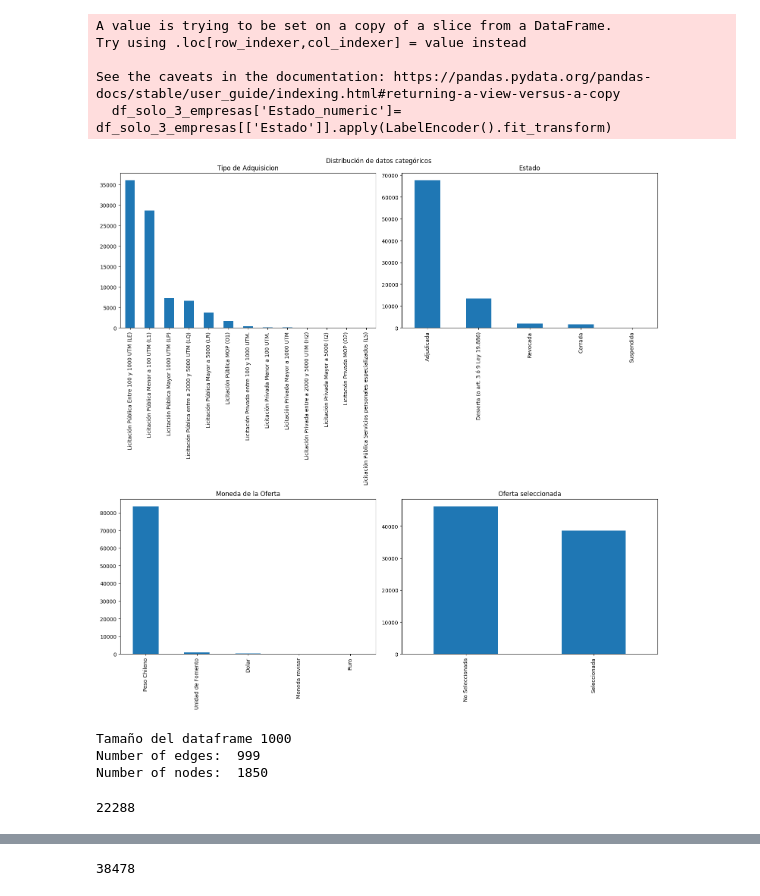
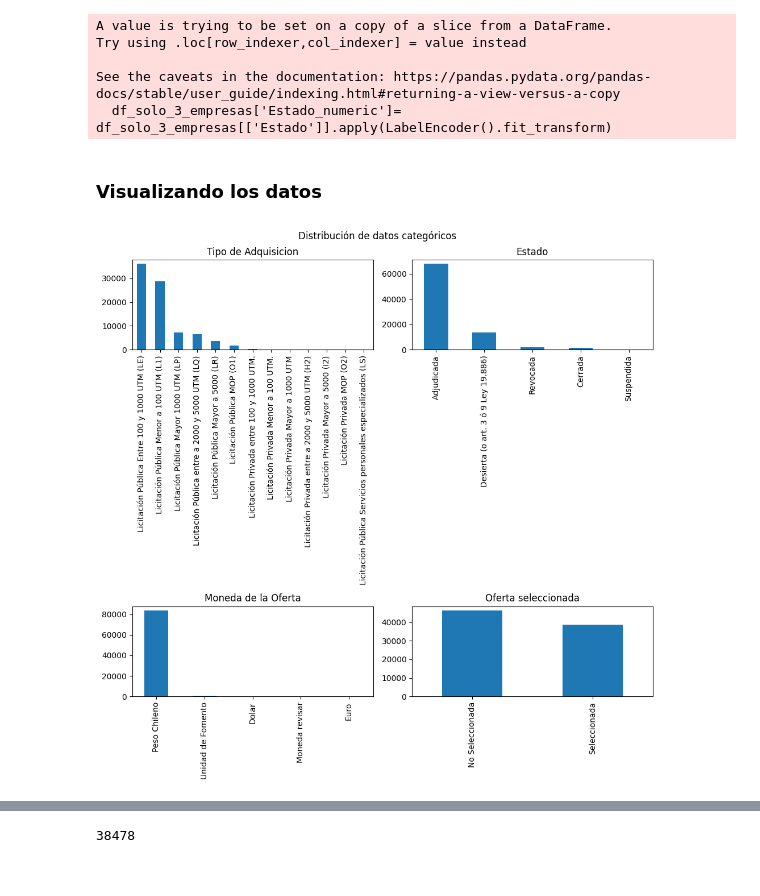
Before and after one commit to fgchil/redes, a Jupyter notebook: FN-EV-WP-FG-Hackaton.ipynb, the cells around one changed output, grey strips where cells are left out. Drawn from its saved outputs; the diff is of its cells as text; code cells hidden in the pictures.

```diff
--- a/FN-EV-WP-FG-Hackaton.ipynb
+++ b/FN-EV-WP-FG-Hackaton.ipynb
@@ -372,12 +352,0 @@ df_solo_1_empresa
-# %%
-fig, axes = plt.subplots(2,2, figsize=(15,15))
-plt.suptitle('Distribución de datos categóricos')
-for c,i in enumerate(cat_features):
-    if c < 2:
-        df_solo_1_empresa[i].value_counts().plot(kind='bar', ax=axes[0,c]).set_title(i)
-    else:
-        df_solo_1_empresa[i].value_counts().plot(kind='bar', ax=axes[1,c-2]).set_title(i)
-
-
-plt.tight_layout()
-plt.show()
@@ -418,17 +380,20 @@ Try using .loc[row_indexer,col_indexer] = value instead
 
 See the caveats in the documentation: https://pandas.pydata.org/pandas-docs/stable/user_guide/indexing.html#returning-a-view-versus-a-copy
   df_solo_3_empresas['Estado_numeric']= df_solo_3_empresas[['Estado']].apply(LabelEncoder().fit_transform)
+# %% [markdown]
+### Visualizando los datos
 # %%
-fig, axes = plt.subplots(2,2, figsize=(15,15))
+fig, axes = plt.subplots(2,2, figsize=(10,10))
+cat_features = ['Tipo de Adquisicion', 'Estado', 'Moneda de la Oferta', 'Oferta seleccionada']
 plt.suptitle('Distribución de datos categóricos')
 for c,i in enumerate(cat_features):
     if c < 2:
         df_solo_3_empresas[i].value_counts().plot(kind='bar', ax=axes[0,c]).set_title(i)
     else:
         df_solo_3_empresas[i].value_counts().plot(kind='bar', ax=axes[1,c-2]).set_title(i)
 
 
 plt.tight_layout()
 plt.show()
 # %% [output]
-[figure, old version]
+[figure, new version]
@@ -445,12 +399,0 @@ for row in df_solo_3_empresas_sample.index:
-# %%
-print('Tamaño del dataframe', len(df_solo_3_empresas_sample))
-print("Number of edges: ", G.number_of_edges())
-print("Number of nodes: ", G.number_of_nodes())
-# %% [output]
-Tamaño del dataframe 1000
-Number of edges:  999
-Number of nodes:  1850
-# %%
-len(df_solo_3_empresas['RutProveedor'].unique())
-# %% [output]
-22288
```
Also changed, not shown: parts of 50 cells of this notebook, 4 other files.
